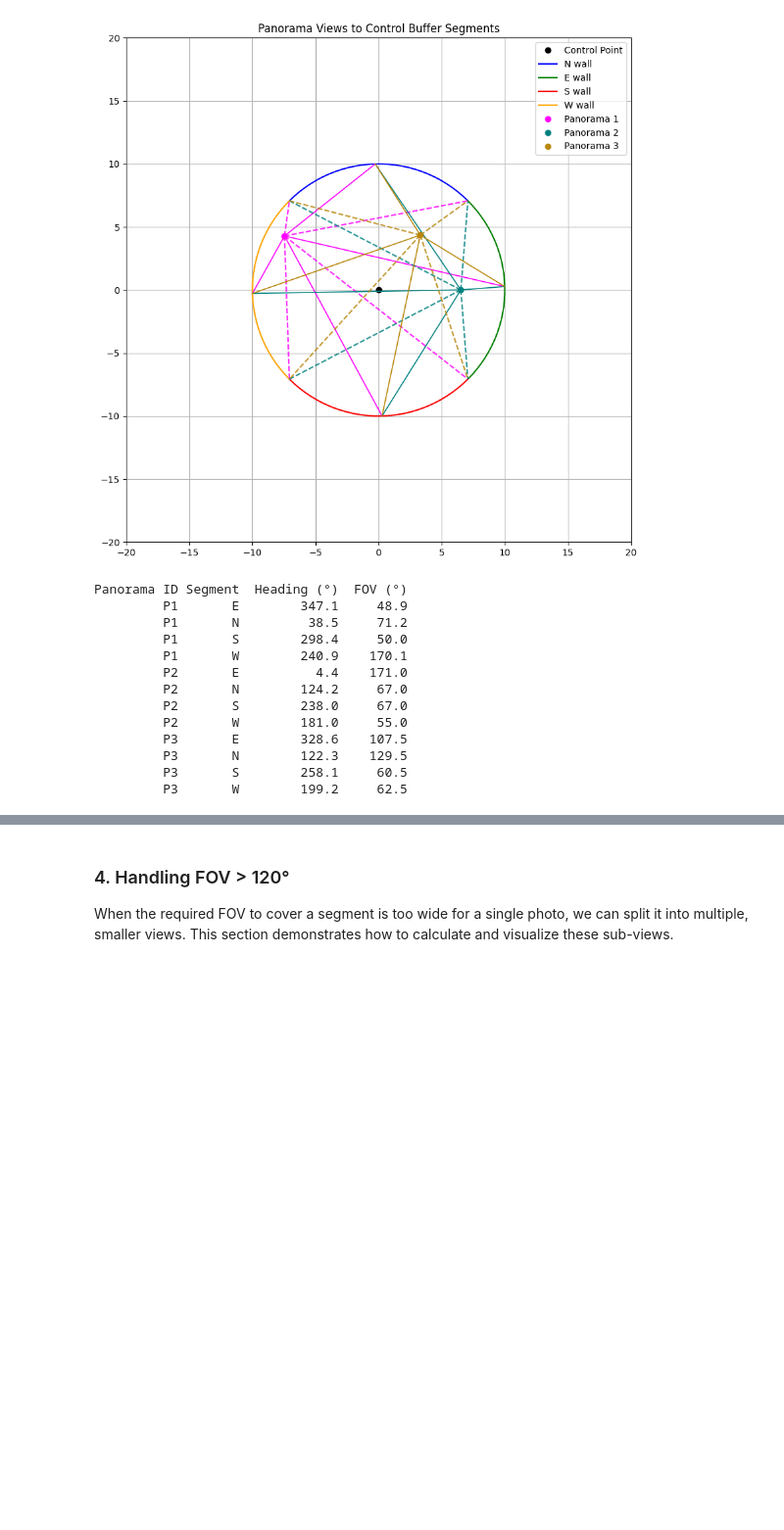
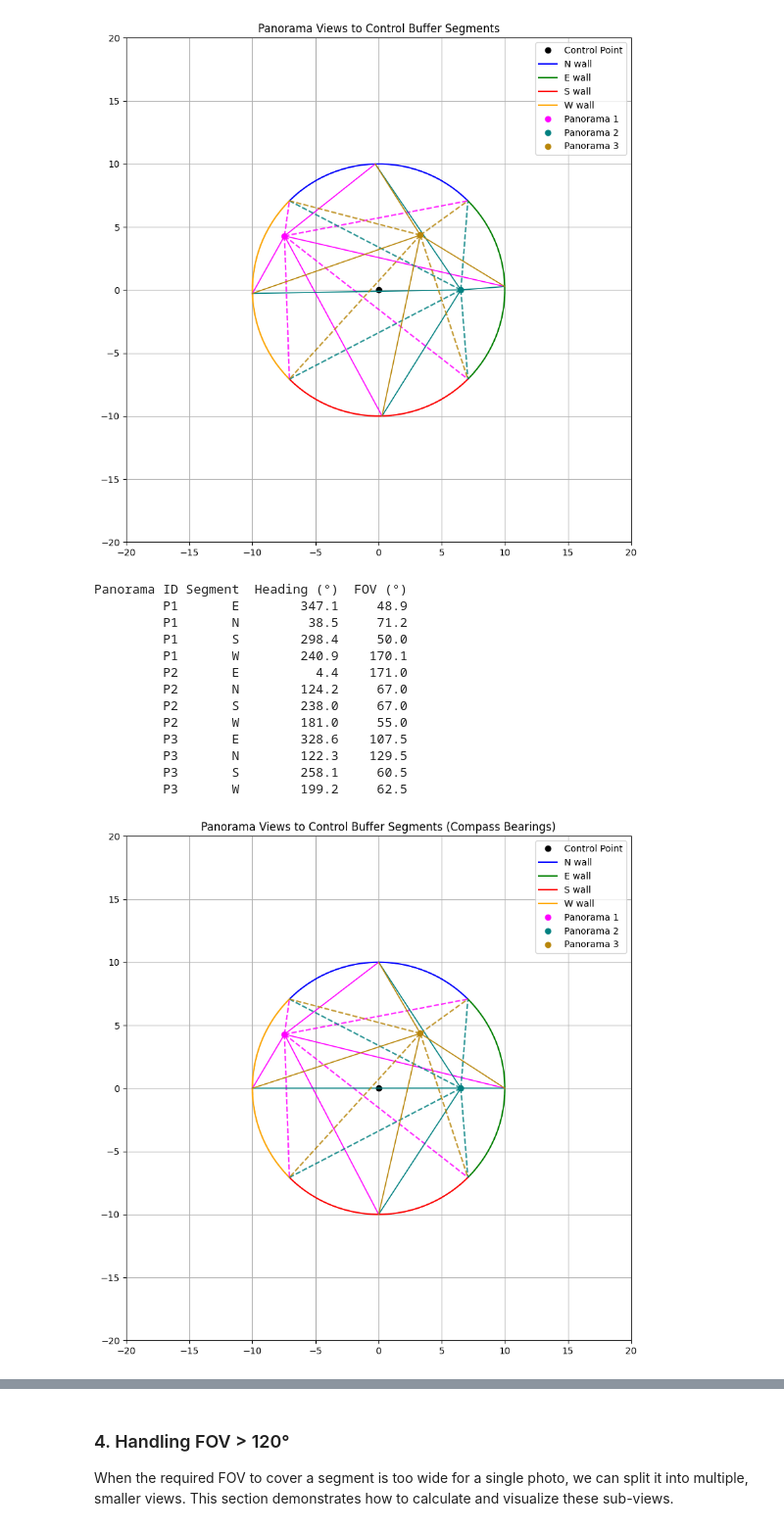
Before and after one commit to rpasquini/street-level-change, a Jupyter notebook: notebooks/view_angles.ipynb, the cells around one changed output, grey strips where cells are left out. Shown at 98% size. Drawn from its saved outputs; the diff is of its cells as text; code cells hidden in the pictures; blank space fills up the shorter version.

```diff
--- a/notebooks/view_angles.ipynb
+++ b/notebooks/view_angles.ipynb
@@ -235,3 +236,99 @@ Panorama ID Segment  Heading (°)  FOV (°)
          P3       N        122.3    129.5
          P3       S        258.1     60.5
          P3       W        199.2     62.5
+# %%
+import numpy as np
+import pandas as pd
+import matplotlib.pyplot as plt
+from shapely.geometry import Point
+from matplotlib.patches import Circle
+
+# --- Wrap-aware segment point generator ---
+def get_segment_points_wrap(center: Point, radius: float, start_angle: float, end_angle: float, step: float = 1):
+    """Generate segment points with proper handling of wrap-around (angles in degrees, bearing style)."""
+    if start_angle > end_angle:  # e.g., 315 -> 45 for North
+        angles = list(np.arange(start_angle, 360, step)) + list(np.arange(0, end_angle + step, step))
+    else:
+        angles = list(np.arange(start_angle, end_angle + step, step))
+    return [
+        Point(center.x + radius * np.sin(np.radians(a)),   # sin for X (bearing)
+              center.y + radius * np.cos(np.radians(a)))   # cos for Y (bearing)
+        for a in angles
+    ]
+
+# --- Simulation & plotting ---
+def run_simulation_and_plot():
+    control_point = Point(0, 0)
+    buffer_radius = 10
+    panorama_radius = 10
+    n_panoramas = 3
+    np.random.seed(1)
+
+    # Generate panorama points
+    panorama_points = []
+    for _ in range(n_panoramas):
+        angle = np.random.uniform(0, 2 * np.pi)
+        distance = np.random.uniform(buffer_radius / 2, panorama_radius)
+        panorama_points.append(Point(
+            control_point.x + distance * np.cos(angle),
+            control_point.y + distance * np.sin(angle)
+        ))
+
+    # Segment definitions (bearing: 0° = North, clockwise)
+    segment_angles = {
+        'N': (315, 45),
+        'E': (45, 135),
+        'S': (135, 225),
+        'W': (225, 315),
+    }
+    colors = {'N': 'blue', 'E': 'green', 'S': 'red', 'W': 'orange'}
+    panorama_colors = ['magenta', 'teal', 'darkgoldenrod']
+
+    fig, ax = plt.subplots(figsize=(10, 10))
+    ax.add_patch(Circle((control_point.x, control_point.y), buffer_radius,
+                        edgecolor='gray', fill=False, linestyle='--'))
+    ax.plot(control_point.x, control_point.y, 'ko', label='Control Point')
+
+    records = []
+
+    # Plot segment arcs
+    for direction, (start_angle, end_angle) in segment_angles.items():
+        pts = get_segment_points_wrap(control_point, buffer_radius, start_angle, end_angle)
+        ax.plot([p.x for p in pts], [p.y for p in pts], color=colors[direction], label=f"{direction} wall")
+
+    # Plot panoramas and FOV lines
+    for i, pano in enumerate(panorama_points):
+        ax.plot(pano.x, pano.y, 'o', color=panorama_colors[i], label=f'Panorama {i+1}')
+        for direction, (start_angle, end_angle) in segment_angles.items():
+            pts = get_segment_points_wrap(control_point, buffer_radius, start_angle, end_angle)
+            start_pt, end_pt = pts[0], pts[-1]
+            center_pt = pts[len(pts) // 2]
+
+            # Lines from pano to segment points
+            ax.plot([pano.x, center_pt.x], [pano.y, center_pt.y], color=panorama_colors[i], linewidth=1.2)
+            ax.plot([pano.x, start_pt.x], [pano.y, start_pt.y], color=panorama_colors[i], linestyle='--', alpha=0.6)
+            ax.plot([pano.x, end_pt.x], [pano.y, end_pt.y], color=panorama_colors[i], linestyle='--', alpha=0.6)
+
+            # Collect dummy heading/FOV for now
+            heading = calculate_heading(pano, center_pt)
+            fov = calculate_fov(pano, start_pt, end_pt)
+            records.append({
+                'Panorama ID': f'P{i+1}', 'Segment': direction,
+                'Heading (°)': round(heading, 1), 'FOV (°)': round(fov, 1)
+            })
+
+    ax.set_aspect('equal')
+    ax.set_xlim(-20, 20)
+    ax.set_ylim(-20, 20)
+    ax.legend()
+    ax.set_title("Panorama Views to Control Buffer Segments (Compass Bearings)")
+    plt.grid(True)
+    plt.show()
+
+    df = pd.DataFrame(records).sort_values(by=['Panorama ID', 'Segment'])
+    print(df.to_string(index=False))
+
+# Run test
+run_simulation_and_plot()
+# %% [output]
+[figure, added]
```
Also changed, not shown: parts of 4 cells of this notebook, 3 other files.
